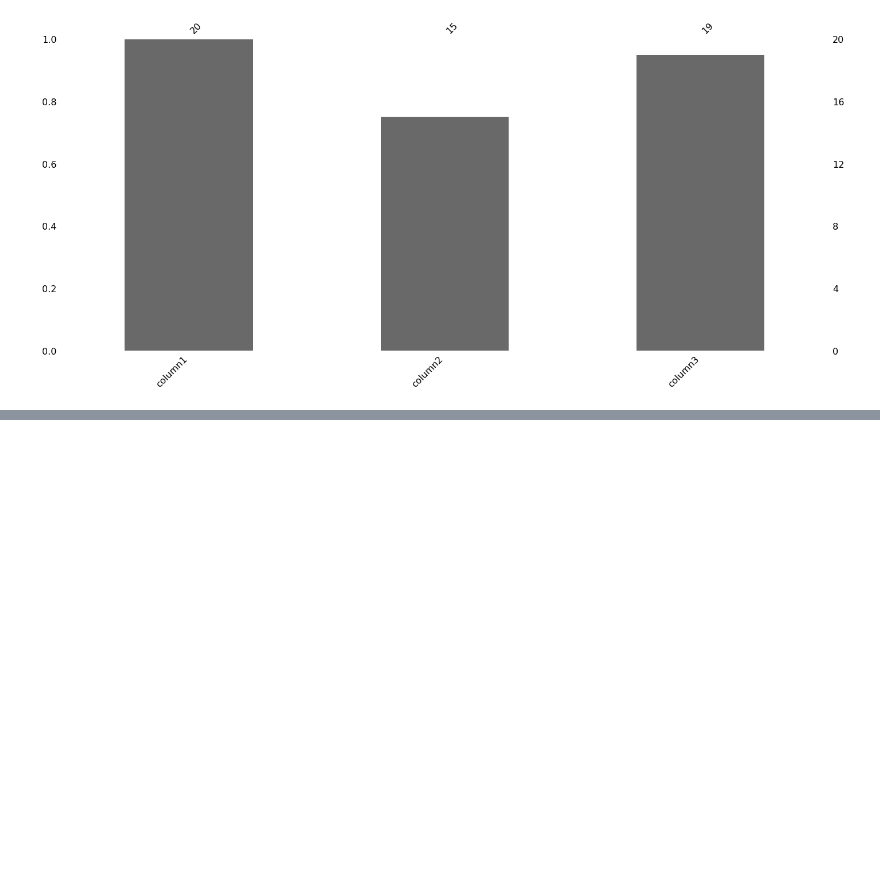
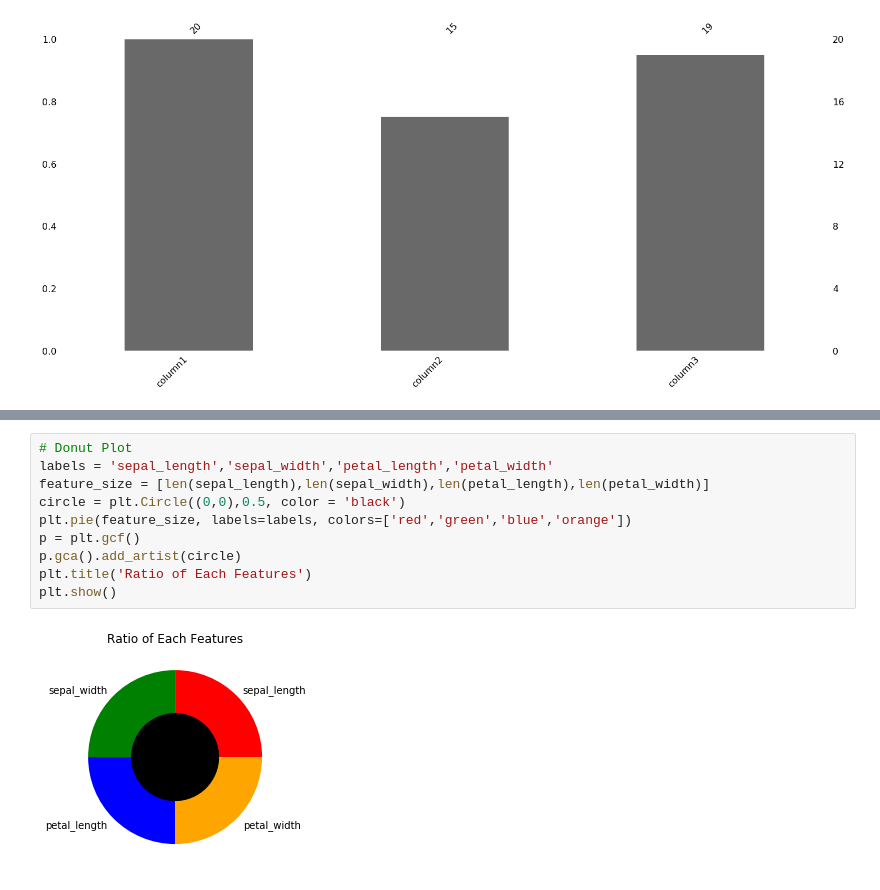
Before and after one commit to bevirgen/Data-Science---Artificial-Intelligence, a Jupyter notebook: Visualization/4. Rare Used Visualization Tools/rareusedvisexample.ipynb, the cells around one changed output, grey strips where cells are left out. Drawn from its saved outputs; the diff is of its cells as text; blank space fills up the shorter version.

```diff
--- a/Visualization/4. Rare Used Visualization Tools/rareusedvisexample.ipynb
+++ b/Visualization/4. Rare Used Visualization Tools/rareusedvisexample.ipynb
@@ -34,0 +72,12 @@ plt.show()
+# %%
+# Donut Plot
+labels = 'sepal_length','sepal_width','petal_length','petal_width'
+feature_size = [len(sepal_length),len(sepal_width),len(petal_length),len(petal_width)]
+circle = plt.Circle((0,0),0.5, color = 'black')
+plt.pie(feature_size, labels=labels, colors=['red','green','blue','orange'])
+p = plt.gcf()
+p.gca().add_artist(circle)
+plt.title('Ratio of Each Features')
+plt.show()
+# %% [output]
+[figure, added]
```
Also changed, not shown: parts of 8 cells of this notebook.
